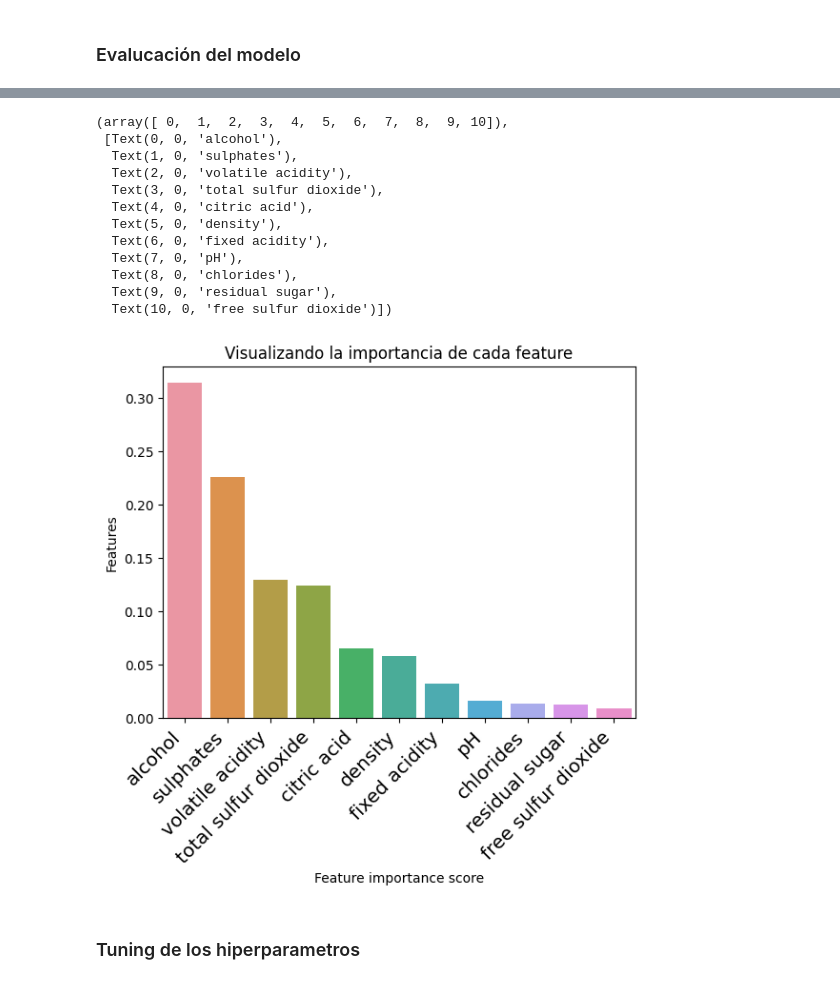
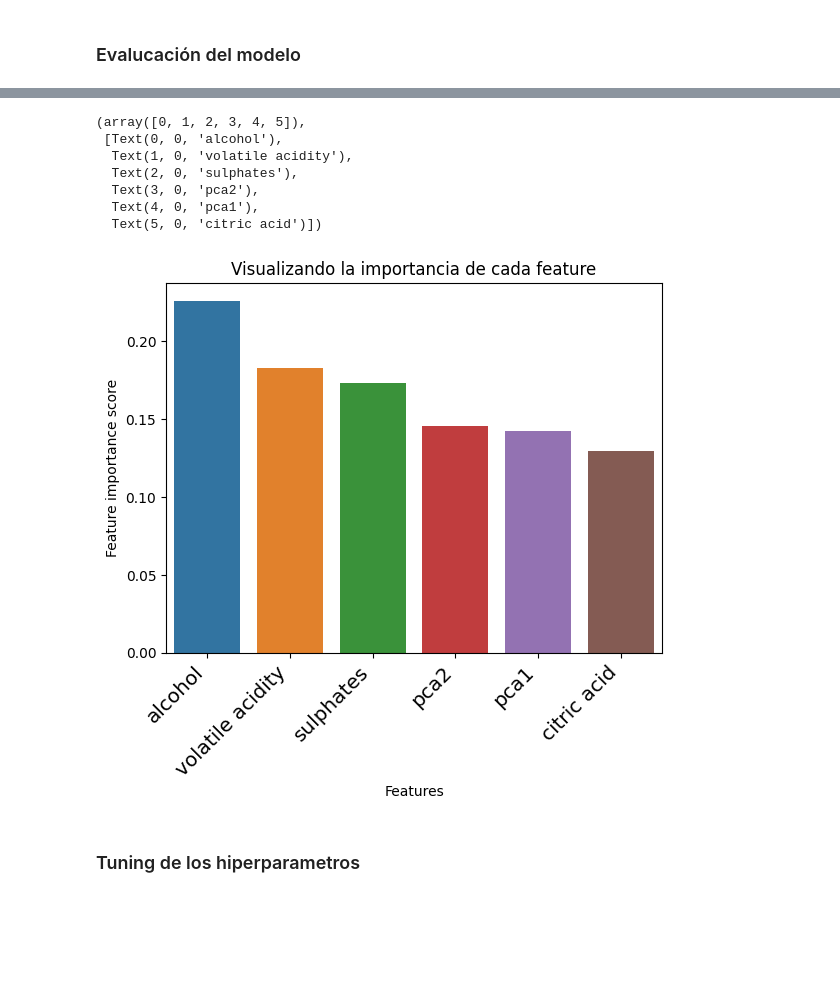
Before and after one commit to kevcangas/wine_classifier, a Jupyter notebook: notebook.ipynb, the cells around one changed output, grey strips where cells are left out. Drawn from its saved outputs; the diff is of its cells as text; code cells hidden in the pictures; blank space fills up the shorter version.

```diff
--- a/notebook.ipynb
+++ b/notebook.ipynb
@@ -74,0 +159,6 @@ y = df["quality"]
+# %%
+#Drop de los features inutilizados
+x_res = x_res.drop(["fixed acidity","free sulfur dioxide","total sulfur dioxide","density"],axis=1)
+x_res["pca1"] = features_red_1_pca
+x_res["pca2"] = features_red_2_pca
+x_res.head()
@@ -75,19 +172,23 @@ y = df["quality"]
+# %%
+#Normalización de los datos
+from sklearn.preprocessing import StandardScaler
+x_normalised = StandardScaler().fit_transform(x_res)
 # %%
 #Obtención del set de entrenamiento y prueba
 from sklearn.model_selection import train_test_split
 
-x_train, x_test, y_train, y_test = train_test_split(x, y, test_size=0.3, random_state=00000)
+x_train, x_test, y_train, y_test = train_test_split(x_normalised, y_res, test_size=0.3, random_state=00000)
 # %% [markdown]
 ### Generación del modelo y entrenamiento
 # %%
 from sklearn.ensemble import RandomForestClassifier
 
 #Creación del modelo
-rf = RandomForestClassifier(n_estimators=30,
+rf = RandomForestClassifier(n_estimators=200,
                             random_state=00000,
-                            max_depth=3,
+                            max_depth=7,
                             criterion="gini",
-                            max_features="sqrt")
+                            max_features=3)
 # %%
 #Entrenamiento
 rf.fit(x_train, y_train)
@@ -128,28 +239,23 @@ weighted avg       0.60      0.64      0.61       480
 # %%
 #Visualización de los features principales
 feature_importances_df = pd.DataFrame(
-    {"feature": list(x.columns),"importance": rf.feature_importances_}
+    {"feature": list(x_res.columns),"importance": rf.feature_importances_}
     ).sort_values("importance", ascending=False)
 
 sns.barplot(x=feature_importances_df.feature, y=feature_importances_df.importance)
-plt.xlabel("Feature importance score")
-plt.ylabel("Features")
+plt.ylabel("Feature importance score")
+plt.xlabel("Features")
 plt.title("Visualizando la importancia de cada feature")
 plt.xticks(rotation=45, horizontalalignment="right", fontweight="light", fontsize="x-large")
 # %% [output]
-(array([ 0,  1,  2,  3,  4,  5,  6,  7,  8,  9, 10]),
+(array([0, 1, 2, 3, 4, 5]),
  [Text(0, 0, 'alcohol'),
-  Text(1, 0, 'sulphates'),
-  Text(2, 0, 'volatile acidity'),
-  Text(3, 0, 'total sulfur dioxide'),
-  Text(4, 0, 'citric acid'),
-  Text(5, 0, 'density'),
-  Text(6, 0, 'fixed acidity'),
-  Text(7, 0, 'pH'),
-  Text(8, 0, 'chlorides'),
-  Text(9, 0, 'residual sugar'),
-  Text(10, 0, 'free sulfur dioxide')])
+  Text(1, 0, 'volatile acidity'),
+  Text(2, 0, 'sulphates'),
+  Text(3, 0, 'pca2'),
+  Text(4, 0, 'pca1'),
+  Text(5, 0, 'citric acid')])
-[figure, old version]
+[figure, new version]
 # %% [markdown]
 ### Tuning de los hiperparametros
 # %%
```
Also changed, not shown: parts of 19 cells of this notebook.
